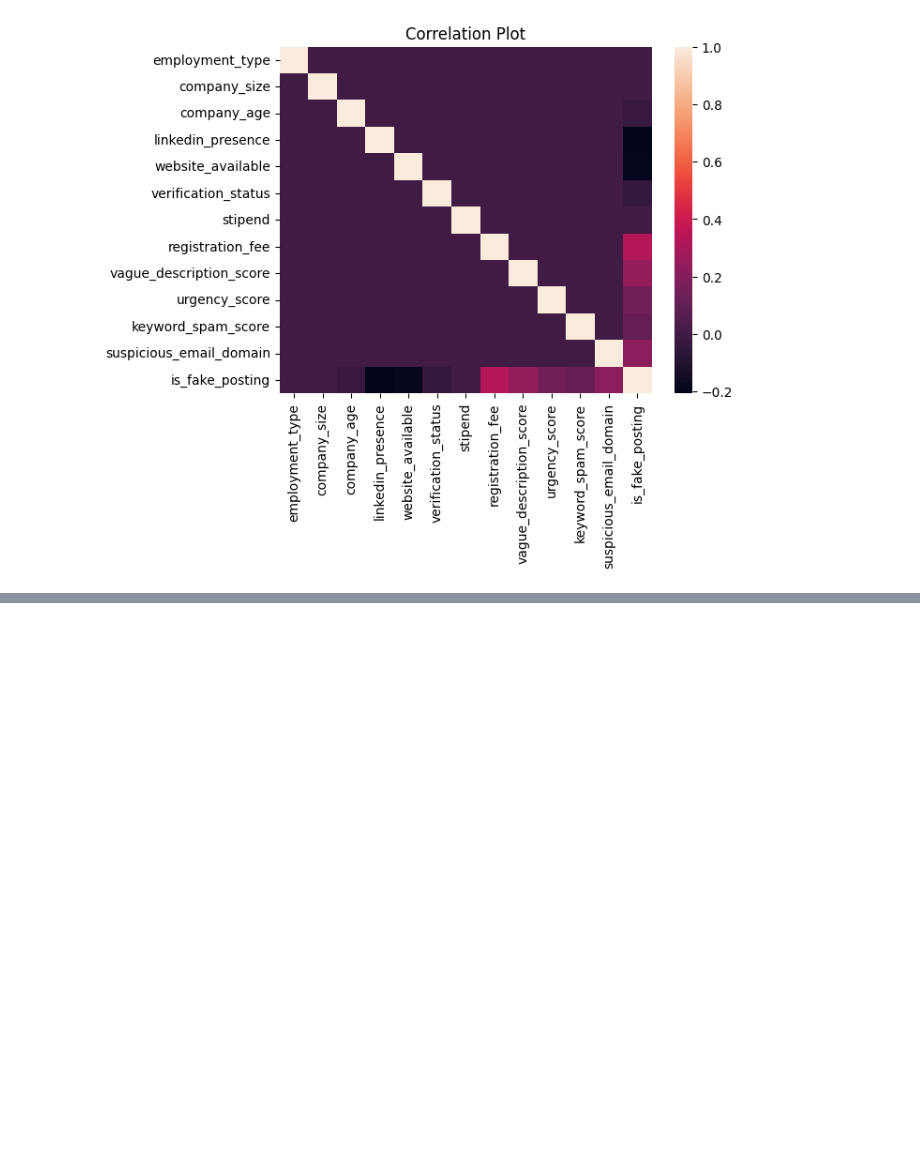
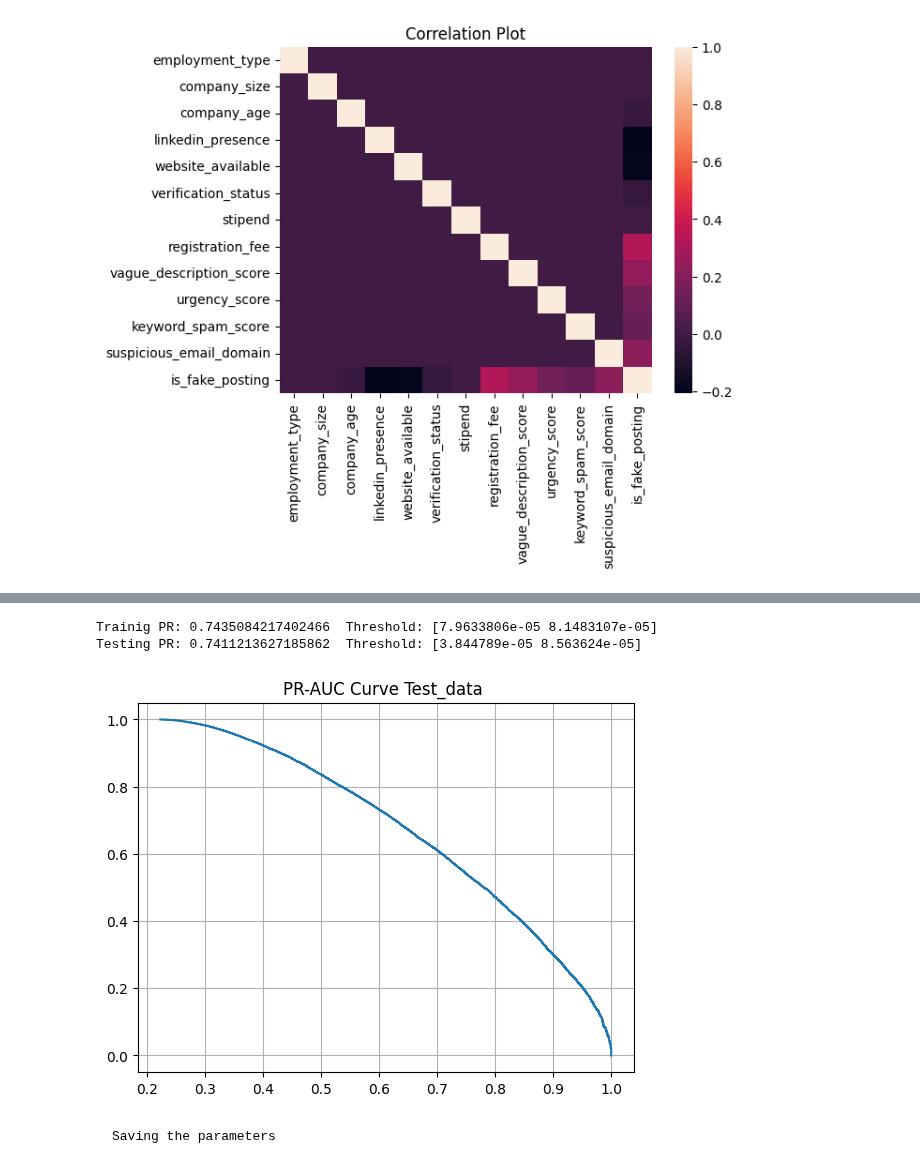
Before and after one commit to Ashthecoder918/Job-Fraud, a Jupyter notebook: Model.ipynb, the cells around one changed output, grey strips where cells are left out. Saved outputs shown, nothing was run; the diff lists cells and outputs as text; code cells hidden in the pictures; blank space fills up the shorter version.

```diff
--- a/Model.ipynb
+++ b/Model.ipynb
@@ -111,0 +184,24 @@ weighted avg       0.77      0.67      0.70    200000
+# %%
+model=FraudDetector(x_train_scaled.shape[1])
+model=model.to(device)
+
+data_loader_train=DataLoader(train_dataset,batch_size=500,shuffle=True)
+print(len(data_loader_train))
+loss=nn.BCELoss()
+optimizer= optim.RMSprop(model.parameters(),lr=2e-3)
+
+epochs=50
+for epoch in range(epochs):
+    batch_loss=0
+    batch_accuracy=0
+    for feat,labels in data_loader_train:
+        feat,labels=feat.to(device),labels.to(device)
+
+        optimizer.zero_grad()
+        batch_loss=loss(model(feat),labels)
+        batch_loss.backward()
+        optimizer.step()
+
+        batch_accuracy+=((model(feat)>=0.8)==labels.to(torch.bool)).to(torch.float).mean().item()
+        batch_loss+=batch_loss.item()
+    print(f"Epoch: {epoch+1}  ,  Loss: {batch_loss/len(data_loader_train):.4f}  ,  Accuracy: {batch_accuracy/len(data_loader_train):.4f} ")
@@ -111,0 +257,24 @@ weighted avg       0.77      0.67      0.70    200000
+# %%
+# PR-AUC
+with torch.no_grad():
+    precision_train,recall_train,th_train=precision_recall_curve(y_train_tensor.cpu(),model(x_train_scaled).cpu())
+    precision_test,recall_test,th_test=precision_recall_curve(y_test_tensor.cpu(),model(x_test_scaled).cpu())
+
+    print("Trainig PR:",auc(recall_train,precision_train)," Threshold:",th_train[:2])
+    print("Testing PR:",auc(recall_test,precision_test)," Threshold:",th_test[:2])
+
+    # plt.title("PR-AUC Curve Train")
+    # plt.plot(precision_train,recall_train)
+    # plt.grid()
+    # plt.show()
+
+    plt.title("PR-AUC Curve Test_data ")
+    plt.plot(precision_test,recall_test)
+    plt.grid()
+    plt.show()
+# %% [output]
+Trainig PR: 0.7435084217402466  Threshold: [7.9633806e-05 8.1483107e-05]
+Testing PR: 0.7411213627185862  Threshold: [3.844789e-05 8.563624e-05]
+[figure, added]
+# %% [markdown]
+    Saving the parameters
```
Also changed, not shown: parts of 24 cells of this notebook, 1 other file.
